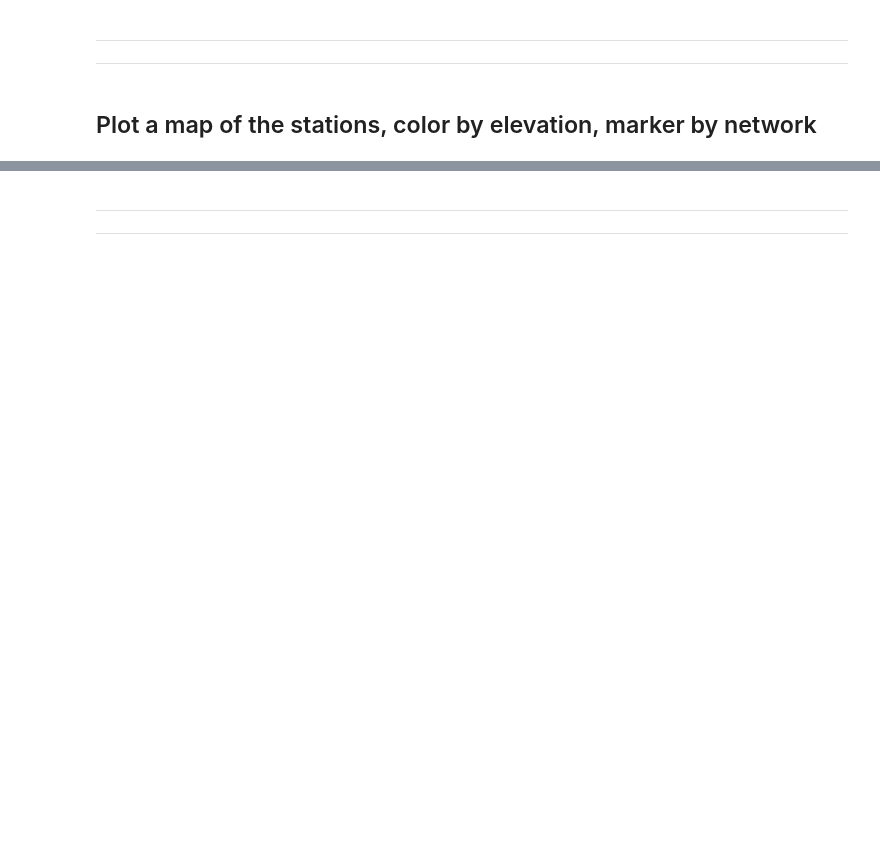
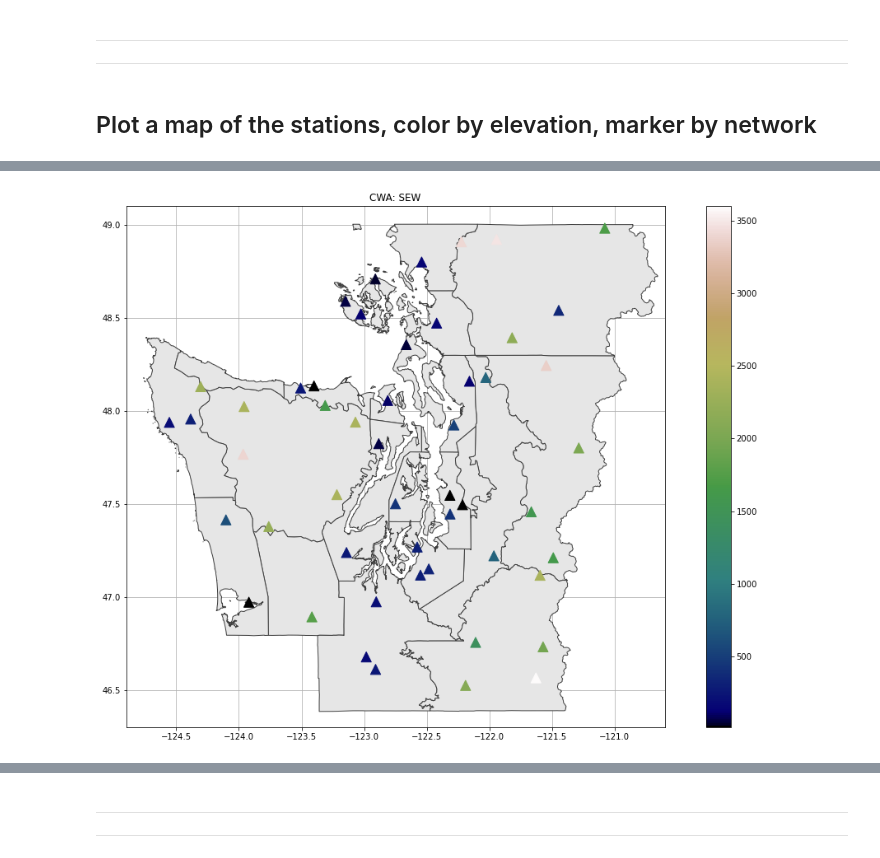
Before and after one commit to m-wessler/nbm-verify, a Jupyter notebook: notebooks/multi_station_1Dqpf.ipynb, the cells around one changed output, grey strips where cells are left out. Cells and saved outputs as stored; diff of their text form; code cells hidden in the pictures; blank space fills up the shorter version.

Commit message:
working to produce 2d map plots using plotly - basic examples working

```diff
--- a/notebooks/multi_station_1Dqpf.ipynb
+++ b/notebooks/multi_station_1Dqpf.ipynb
@@ -104,3 +116,9 @@ meta.shape
+# %%
+for k in meta:
+    try:
+        meta[k] = meta[k].astype(float)
+    except:
+        pass
 # %% [markdown]
 <hr><hr>
 # %% [markdown]
@@ -111,0 +126,15 @@ for stid in meta.index:
+# %%
+import geopandas as gpd
+from glob import glob
+
+geodir = '../forecast-zones/'
+zones_shapefile = glob(geodir + '*.shp')[0]
+
+# Read the shapefile
+zones = gpd.read_file(zones_shapefile)
+# Prune to Western Region using TZ
+zones = zones.set_index('TIME_ZONE').loc[['M', 'Mm', 'm', 'MP', 'P']].reset_index()
+zones = zones[zones['CWA'] == cwa]
+
+# zones.to_file(geodir + 'forecast-zones.json', driver = 'GeoJSON')
+zones
@@ -111,0 +159,21 @@ for stid in meta.index:
+# %%
+from mpl_toolkits.axes_grid1 import make_axes_locatable
+
+fig, ax = plt.subplots(1, figsize=(16, 16), facecolor='w')
+ax.set_title('CWA: %s'%cwa)
+
+zones.plot(column='NAME', color='0.9', edgecolor='0.25', ax=ax, zorder=10)
+
+cbd = ax.scatter(meta['LONGITUDE'], meta['LATITUDE'], c=meta['ELEVATION'], cmap='gist_earth', s=150, marker='^', zorder=20,)
+
+divider = make_axes_locatable(ax)
+cax = divider.append_axes("right", size="3%", pad=-1.5)
+plt.colorbar(cbd, cax=cax)
+ax.grid(True, zorder=-10)
+
+ax.set_ylim(bottom=46.30, top=49.10)
+ax.set_xlim(left=-124.9, right=-120.6)
+
+fig.show()
+# %% [output]
+[figure, added]
```
Also changed, not shown: parts of 7 cells of this notebook.
